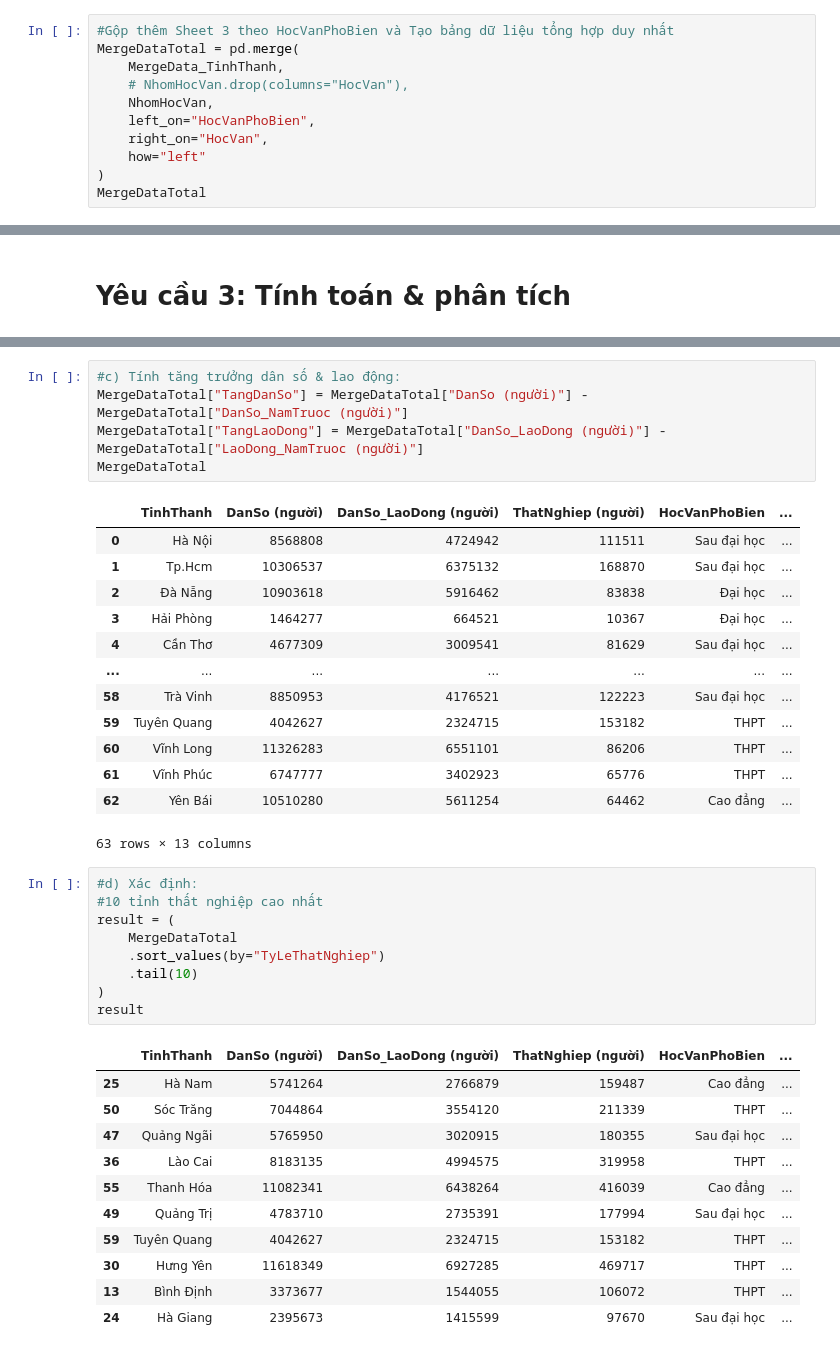
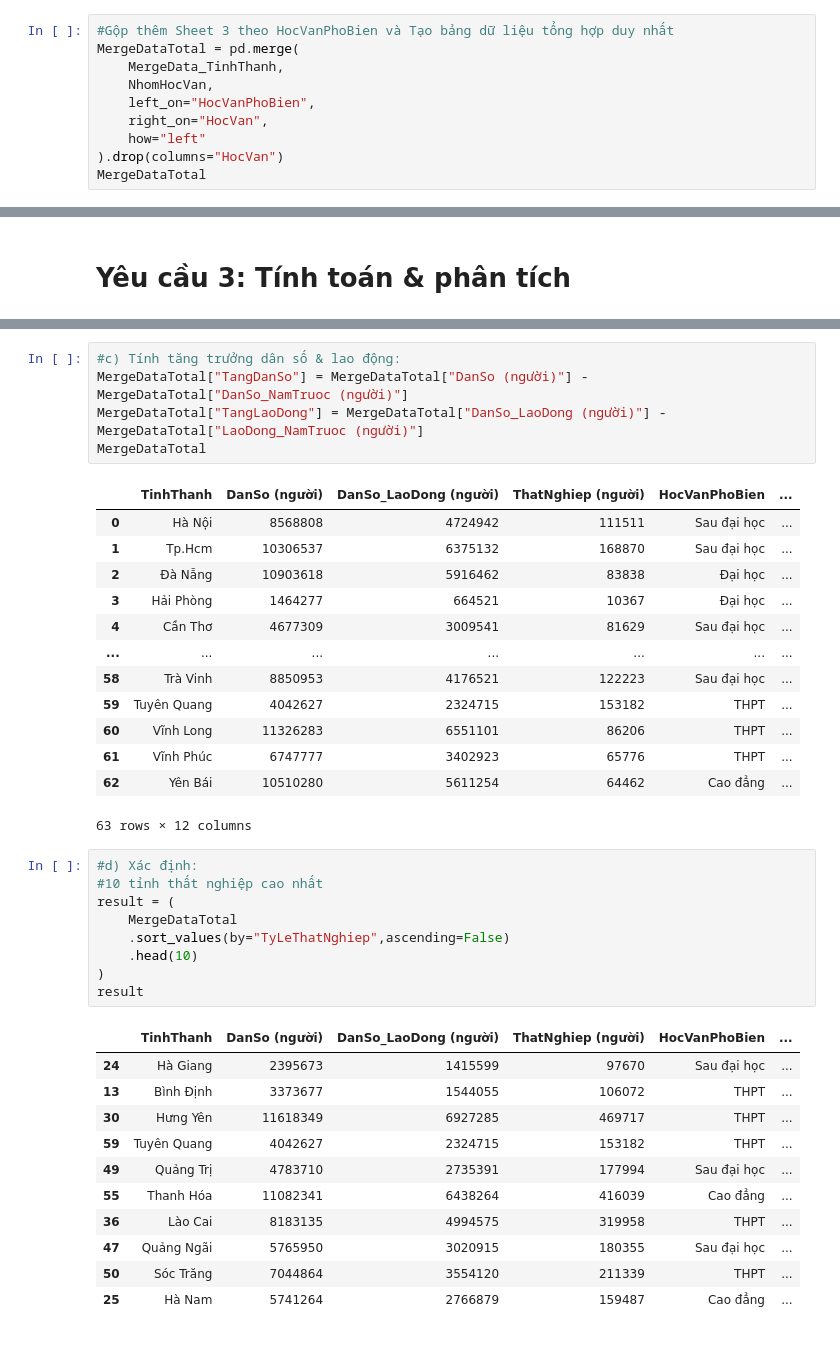
Before and after one commit to Sang2607/CyberSoft_Homework, a Jupyter notebook: BTVN/C3_PhanTichDanSoThatNghiep.ipynb, the cells around one changed output, grey strips where cells are left out. Drawn from its saved outputs; the diff is of its cells as text.

```diff
--- a/BTVN/C3_PhanTichDanSoThatNghiep.ipynb
+++ b/BTVN/C3_PhanTichDanSoThatNghiep.ipynb
@@ -83,12 +83,11 @@ MergeData_TinhThanh
 #Gộp thêm Sheet 3 theo HocVanPhoBien và Tạo bảng dữ liệu tổng hợp duy nhất
 MergeDataTotal = pd.merge(
     MergeData_TinhThanh,
-    # NhomHocVan.drop(columns="HocVan"),
     NhomHocVan,
     left_on="HocVanPhoBien",
     right_on="HocVan",
     how="left"
-)
+).drop(columns="HocVan")
 MergeDataTotal
 # %% [output]
 |  | TinhThanh | DanSo (người) | DanSo_LaoDong (người) | ThatNghiep (người) | HocVanPhoBien | ... |
@@ -179,25 +179,25 @@ MergeDataTotal
 | 60 | Vĩnh Long | 11326283 | 6551101 | 86206 | THPT | ... |
 | 61 | Vĩnh Phúc | 6747777 | 3402923 | 65776 | THPT | ... |
 | 62 | Yên Bái | 10510280 | 5611254 | 64462 | Cao đẳng | ... |
-63 rows × 13 columns
+63 rows × 12 columns
 # %%
 #d) Xác định:
 #10 tỉnh thất nghiệp cao nhất
 result = (
     MergeDataTotal
-    .sort_values(by="TyLeThatNghiep")
-    .tail(10)
+    .sort_values(by="TyLeThatNghiep",ascending=False)
+    .head(10)
 )
 result
 # %% [output]
 |  | TinhThanh | DanSo (người) | DanSo_LaoDong (người) | ThatNghiep (người) | HocVanPhoBien | ... |
+| 24 | Hà Giang | 2395673 | 1415599 | 97670 | Sau đại học | ... |
+| 13 | Bình Định | 3373677 | 1544055 | 106072 | THPT | ... |
+| 30 | Hưng Yên | 11618349 | 6927285 | 469717 | THPT | ... |
+| 59 | Tuyên Quang | 4042627 | 2324715 | 153182 | THPT | ... |
+| 49 | Quảng Trị | 4783710 | 2735391 | 177994 | Sau đại học | ... |
+| 55 | Thanh Hóa | 11082341 | 6438264 | 416039 | Cao đẳng | ... |
+| 36 | Lào Cai | 8183135 | 4994575 | 319958 | THPT | ... |
+| 47 | Quảng Ngãi | 5765950 | 3020915 | 180355 | Sau đại học | ... |
+| 50 | Sóc Trăng | 7044864 | 3554120 | 211339 | THPT | ... |
 | 25 | Hà Nam | 5741264 | 2766879 | 159487 | Cao đẳng | ... |
-| 50 | Sóc Trăng | 7044864 | 3554120 | 211339 | THPT | ... |
-| 47 | Quảng Ngãi | 5765950 | 3020915 | 180355 | Sau đại học | ... |
-| 36 | Lào Cai | 8183135 | 4994575 | 319958 | THPT | ... |
-| 55 | Thanh Hóa | 11082341 | 6438264 | 416039 | Cao đẳng | ... |
-| 49 | Quảng Trị | 4783710 | 2735391 | 177994 | Sau đại học | ... |
-| 59 | Tuyên Quang | 4042627 | 2324715 | 153182 | THPT | ... |
-| 30 | Hưng Yên | 11618349 | 6927285 | 469717 | THPT | ... |
-| 13 | Bình Định | 3373677 | 1544055 | 106072 | THPT | ... |
-| 24 | Hà Giang | 2395673 | 1415599 | 97670 | Sau đại học | ... |
```
Also changed, not shown: parts of 10 cells of this notebook, 15 other files.
